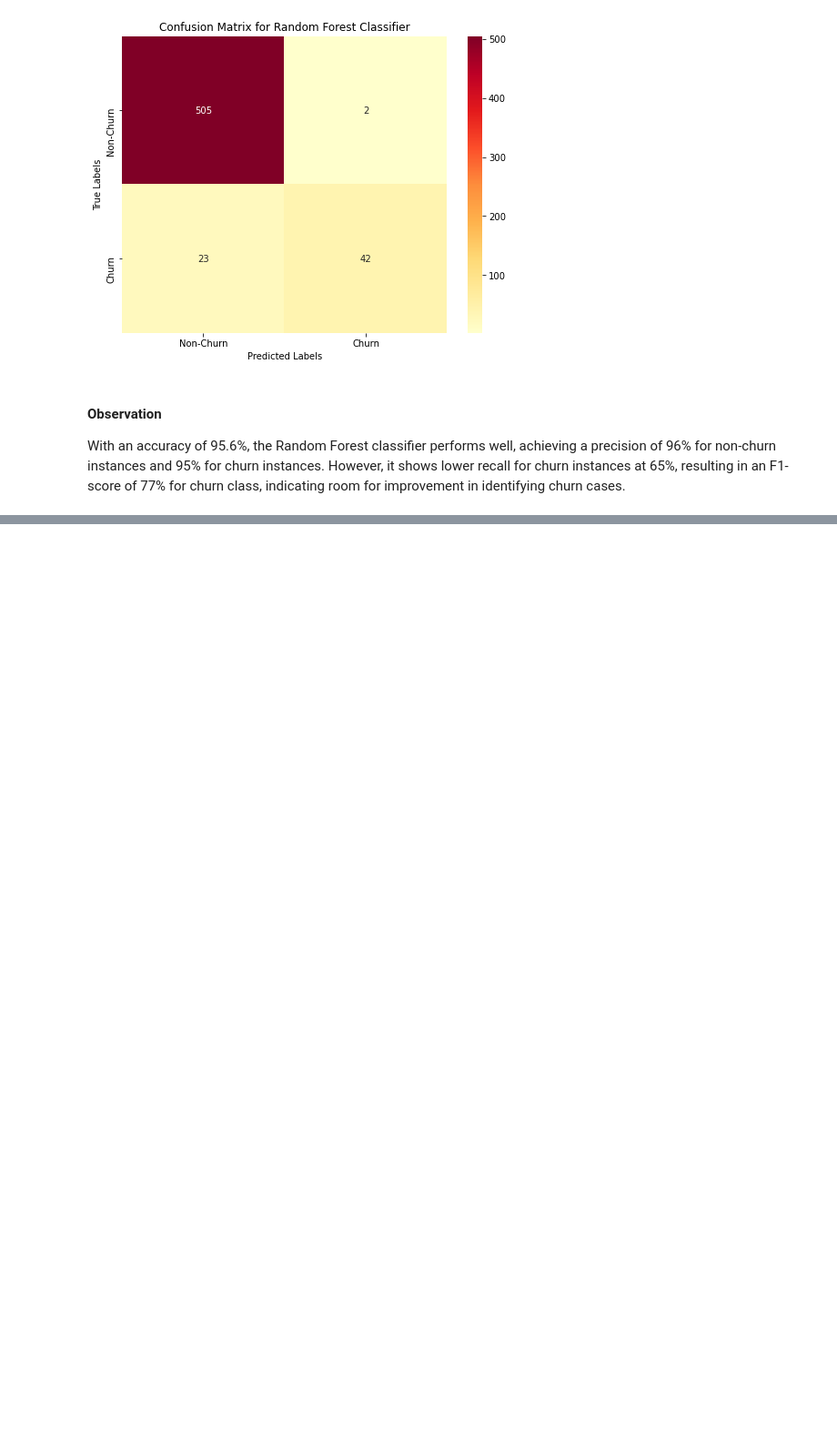
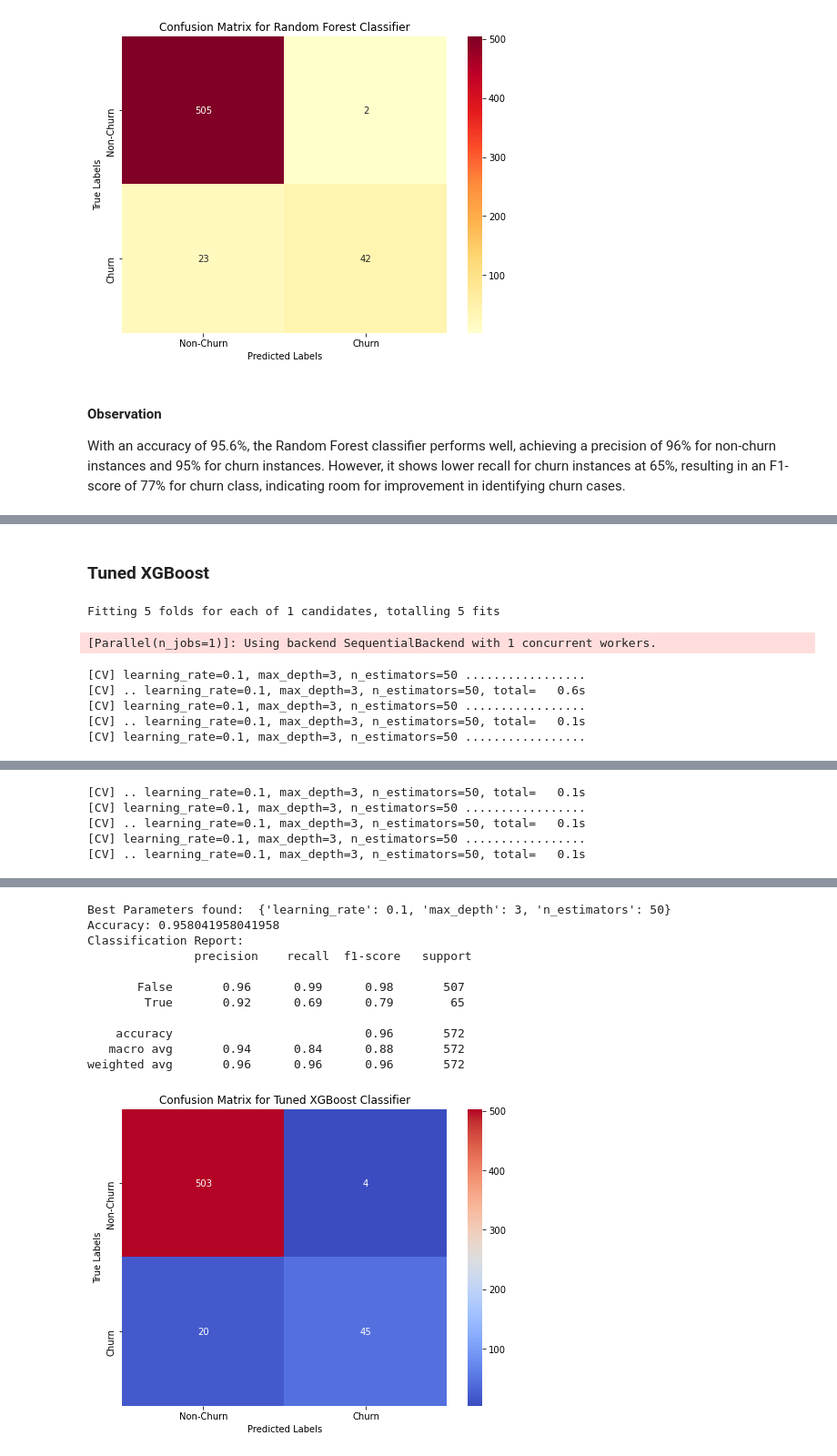
Before and after one commit to Agai-Beryl/Predicting-Customer-Churn-For-A-Leading-Telco-Using-Machine-Learning, a Jupyter notebook: MachineLearning.ipynb, the cells around one changed output, grey strips where cells are left out. Shown at 91% size. Saved outputs shown, nothing was run; the diff lists cells and outputs as text; code cells hidden in the pictures; blank space fills up the shorter version.

```diff
--- a/MachineLearning.ipynb
+++ b/MachineLearning.ipynb
@@ -1604,0 +1837,47 @@ With an accuracy of 95.6%, the Random Forest classifier performs well, achieving
+# %% [markdown]
+### Tuned XGBoost
+# %%
+# Define a very simple parameter grid
+param_grid = {
+    'max_depth': [3],
+    'learning_rate': [0.1],
+    'n_estimators': [50]
+}
+
+# Initialize XGBoost classifier
+xgb_model = xgb.XGBClassifier(objective='binary:logistic', eval_metric='logloss', use_label_encoder=False)
+
+# Perform grid search with no parallelism
+grid_search = GridSearchCV(estimator=xgb_model, param_grid=param_grid, cv=5, scoring='accuracy', n_jobs=1, verbose=2)
+grid_search.fit(X_train, y_train)
+
+# Get best model and parameters
+best_model = grid_search.best_estimator_
+best_params = grid_search.best_params_
+
+# Evaluate the best model
+y_pred = best_model.predict(X_test)
+accuracy = accuracy_score(y_test, y_pred)
+class_report = classification_report(y_test, y_pred)
+cm = confusion_matrix(y_test, y_pred)
+
+# Print results
+print("Best Parameters found: ", best_params)
+print("Accuracy:", accuracy)
+print("Classification Report:\n", class_report)
+
+# Visualize confusion matrix
+plt.figure(figsize=(8, 6))
+sns.heatmap(cm, annot=True, fmt='d', cmap='coolwarm', xticklabels=['Non-Churn', 'Churn'], yticklabels=['Non-Churn', 'Churn'])
+plt.xlabel('Predicted Labels')
+plt.ylabel('True Labels')
+plt.title('Confusion Matrix for Tuned XGBoost Classifier')
+plt.show()
+# %% [output]
+Fitting 5 folds for each of 1 candidates, totalling 5 fits
+[Parallel(n_jobs=1)]: Using backend SequentialBackend with 1 concurrent workers.
+[CV] learning_rate=0.1, max_depth=3, n_estimators=50 .................
+[CV] .. learning_rate=0.1, max_depth=3, n_estimators=50, total=   0.6s
+[CV] learning_rate=0.1, max_depth=3, n_estimators=50 .................
+[CV] .. learning_rate=0.1, max_depth=3, n_estimators=50, total=   0.1s
+[CV] learning_rate=0.1, max_depth=3, n_estimators=50 .................
@@ -1604,0 +1885,5 @@ With an accuracy of 95.6%, the Random Forest classifier performs well, achieving
+[CV] .. learning_rate=0.1, max_depth=3, n_estimators=50, total=   0.1s
+[CV] learning_rate=0.1, max_depth=3, n_estimators=50 .................
+[CV] .. learning_rate=0.1, max_depth=3, n_estimators=50, total=   0.1s
+[CV] learning_rate=0.1, max_depth=3, n_estimators=50 .................
+[CV] .. learning_rate=0.1, max_depth=3, n_estimators=50, total=   0.1s
@@ -1604,0 +1891,12 @@ With an accuracy of 95.6%, the Random Forest classifier performs well, achieving
+Best Parameters found:  {'learning_rate': 0.1, 'max_depth': 3, 'n_estimators': 50}
+Accuracy: 0.958041958041958
+Classification Report:
+               precision    recall  f1-score   support
+
+       False       0.96      0.99      0.98       507
+        True       0.92      0.69      0.79        65
+
+    accuracy                           0.96       572
+   macro avg       0.94      0.84      0.88       572
+weighted avg       0.96      0.96      0.96       572
+[figure, added]
```
Also changed, not shown: parts of 29 cells of this notebook.
